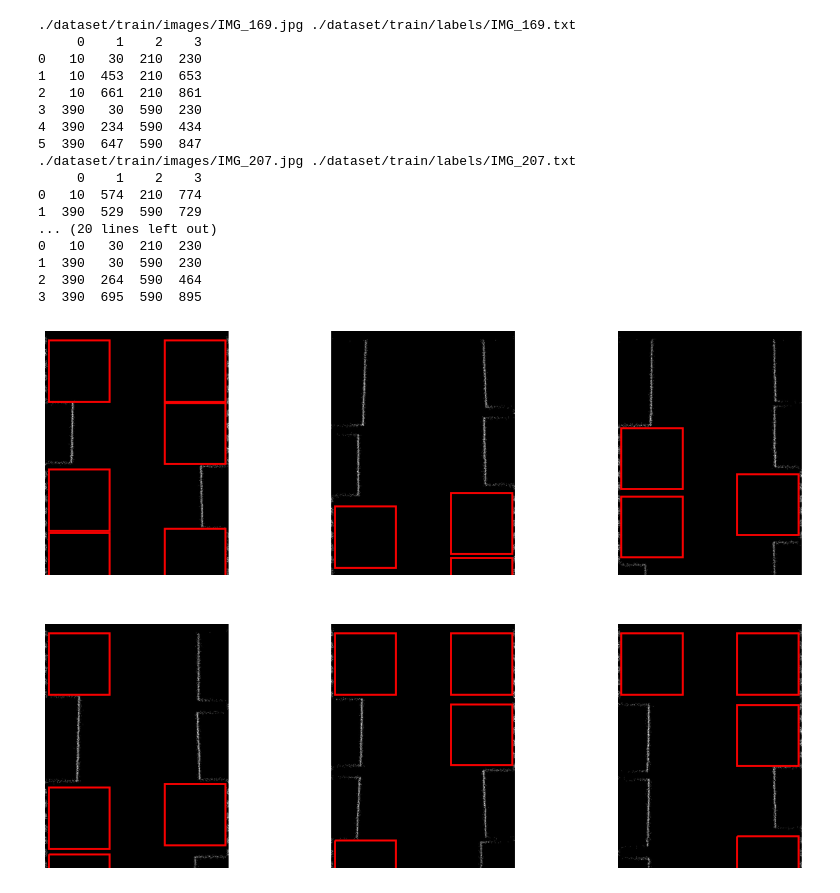
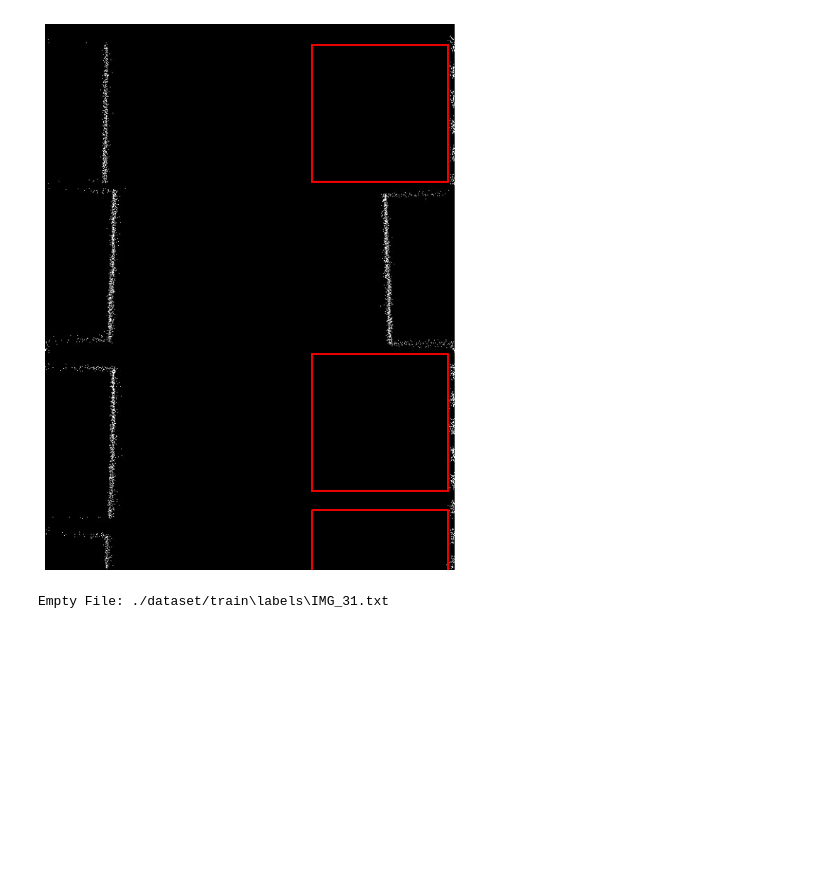
Before and after one commit to Hydra-Bolt/ParkingSpaceDetection, a Jupyter notebook: exploring.ipynb, the cells around one changed output. Cells and saved outputs as stored; diff of their text form; code cells hidden in the pictures; blank space fills up the shorter version.

Commit message:
created architecuture - data redunduncy is still a problem

```diff
--- a/exploring.ipynb
+++ b/exploring.ipynb
@@ -24,62 +24,63 @@ TEST_ANNOTATIONS = os.listdir(TEST_DIR + '/labels')
 assert len(TRAIN_IMAGES) == len(TRAIN_ANNOTATIONS), "Train images and annotations are not of same length"
 assert len(TEST_IMAGES) == len(TEST_ANNOTATIONS), "Test images and annotations are not of same length"
 # %%
-# Constants
-ROWS = 2
-COLS = 3
+def visualize(image_path, bbox_df, figsize=(10, 10)):
+    """
+    Visualize the image along with the bounding boxes.
 
-# Create subplots (2 rows, 3 columns)
-fig, axes = plt.subplots(ROWS, COLS, figsize=(15, 10))
+    Parameters:
+    - image_path (str): The path to the image file.
+    - bbox_df (pd.DataFrame): DataFrame containing bounding box coordinates [x_min, y_min, x_max, y_max].
+    - figsize (tuple): The size of the figure for the plot.
+    """
+    # Load the image
+    img = plt.imread(image_path)
 
-# Loop through images and display with bounding boxes
-for i in range(ROWS * COLS):
-    # Select a random index for an image and its annotation
-    index = np.random.randint(0, len(TRAIN_IMAGES))
+    # Create a figure and axis to display the image
+    fig, ax = plt.subplots(figsize=figsize)
 
-    # Load image
-    img = plt.imread(TRAIN_DIR + '/images/' + TRAIN_IMAGES[index], )
-
-    # Load corresponding annotation (bounding box coordinates)
-    bbox_df = pd.read_csv(TRAIN_DIR + '/labels/' + TRAIN_ANNOTATIONS[index], delimiter=" ", header=None)
-
-    # Plot the image on the correct axis (use 2D array indexing)
-    ax = axes[i // COLS, i % COLS]
+    # Display the image
     ax.imshow(img)
 
     # Get the image dimensions
     height, width, _ = img.shape
+
     # Draw bounding boxes
     for row in bbox_df.itertuples(index=False):
         # Extract bounding box coordinates
         x_min, y_min, x_max, y_max = row
 
         # Create a rectangle patch for the bounding box
         rect = patches.Rectangle((x_min, y_min), x_max - x_min, y_max - y_min, linewidth=2, edgecolor='r', facecolor='none')
 
-        # Add the bounding box to the current subplot
+        # Add the bounding box to the plot
         ax.add_patch(rect)
 
-    # Turn off axis for each image
+    # Turn off axis labels for a cleaner look
     ax.axis('off')
 
-# Display the images with bounding boxes
-plt.show()
+    # Display the final image with bounding boxes
+    plt.show()
+
+# Example usage
+# Assuming `TRAIN_IMAGES` and `TRAIN_ANNOTATIONS` have the file paths, and `TRAIN_DIR` is the base directory
+image_path = TRAIN_DIR + '/images/' + TRAIN_IMAGES[0]
+bbox_df = pd.read_csv(TRAIN_DIR + '/labels/' + TRAIN_ANNOTATIONS[0], delimiter=" ", header=None)
+
+# Visualize the first image and its bounding boxes
+visualize(image_path, bbox_df)
 # %% [output]
-./dataset/train/images/IMG_169.jpg ./dataset/train/labels/IMG_169.txt
-     0    1    2    3
-0   10   30  210  230
-1   10  453  210  653
-2   10  661  210  861
-3  390   30  590  230
-4  390  234  590  434
-5  390  647  590  847
-./dataset/train/images/IMG_207.jpg ./dataset/train/labels/IMG_207.txt
-     0    1    2    3
-0   10  574  210  774
-1  390  529  590  729
-... (20 lines left out)
-0   10   30  210  230
-1  390   30  590  230
-2  390  264  590  464
-3  390  695  590  895
-[figure, old version]
+[figure, new version]
+# %%
+for ann in TRAIN_ANNOTATIONS:
+    file_path = os.path.join(TRAIN_DIR, 'labels', ann)  # Construct the full file path
+
+    # Check if the file exists and is not empty
+    if os.path.exists(file_path) and os.path.getsize(file_path) > 0:
+        bbox_df = pd.read_csv(file_path, delimiter=" ", header=None)
+        # Process bbox_df as needed
+
+    else:
+        print(f"Empty File: {file_path}")
+# %% [output]
+Empty File: ./dataset/train\labels\IMG_31.txt
```
Also changed, not shown: 2 other files.
